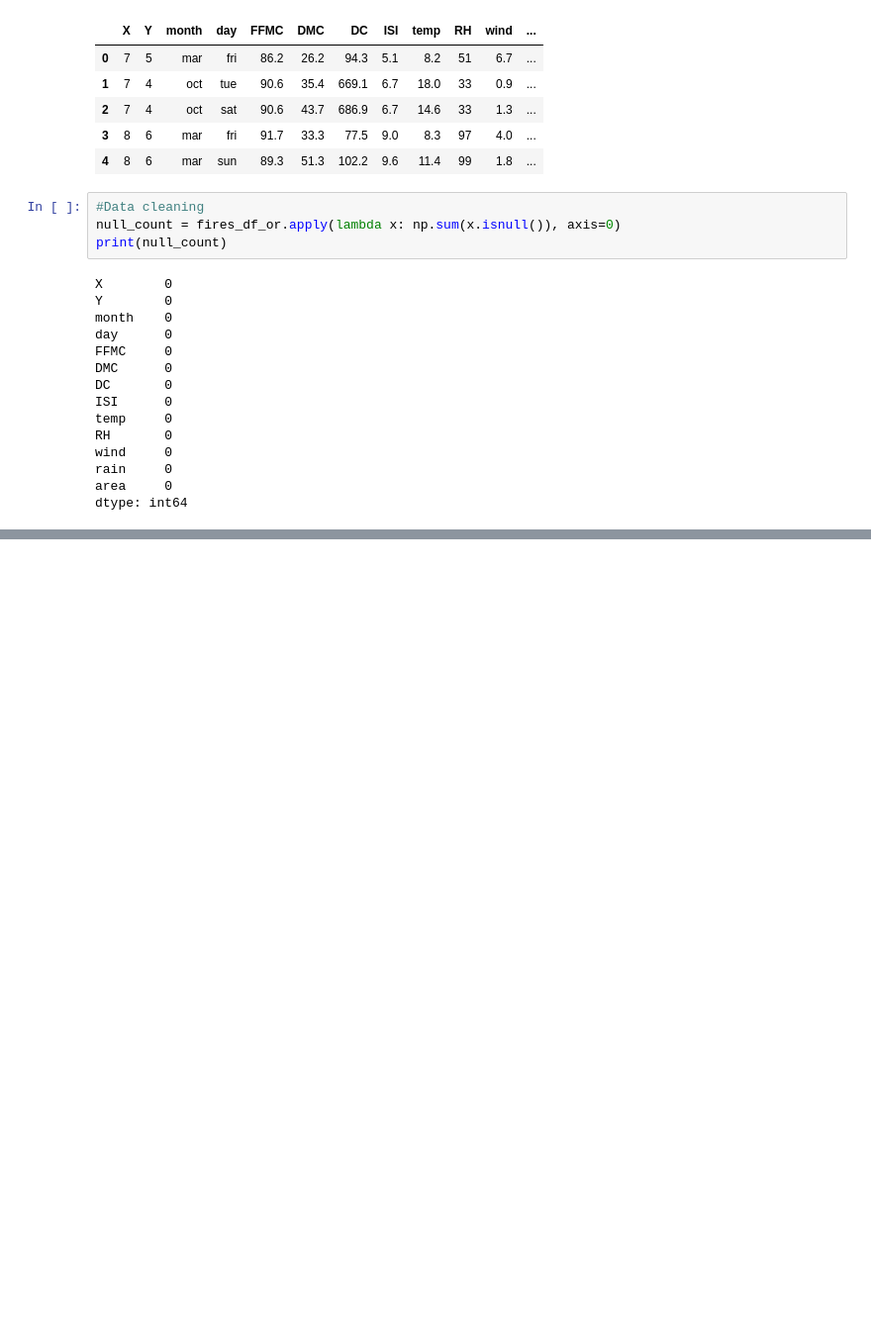
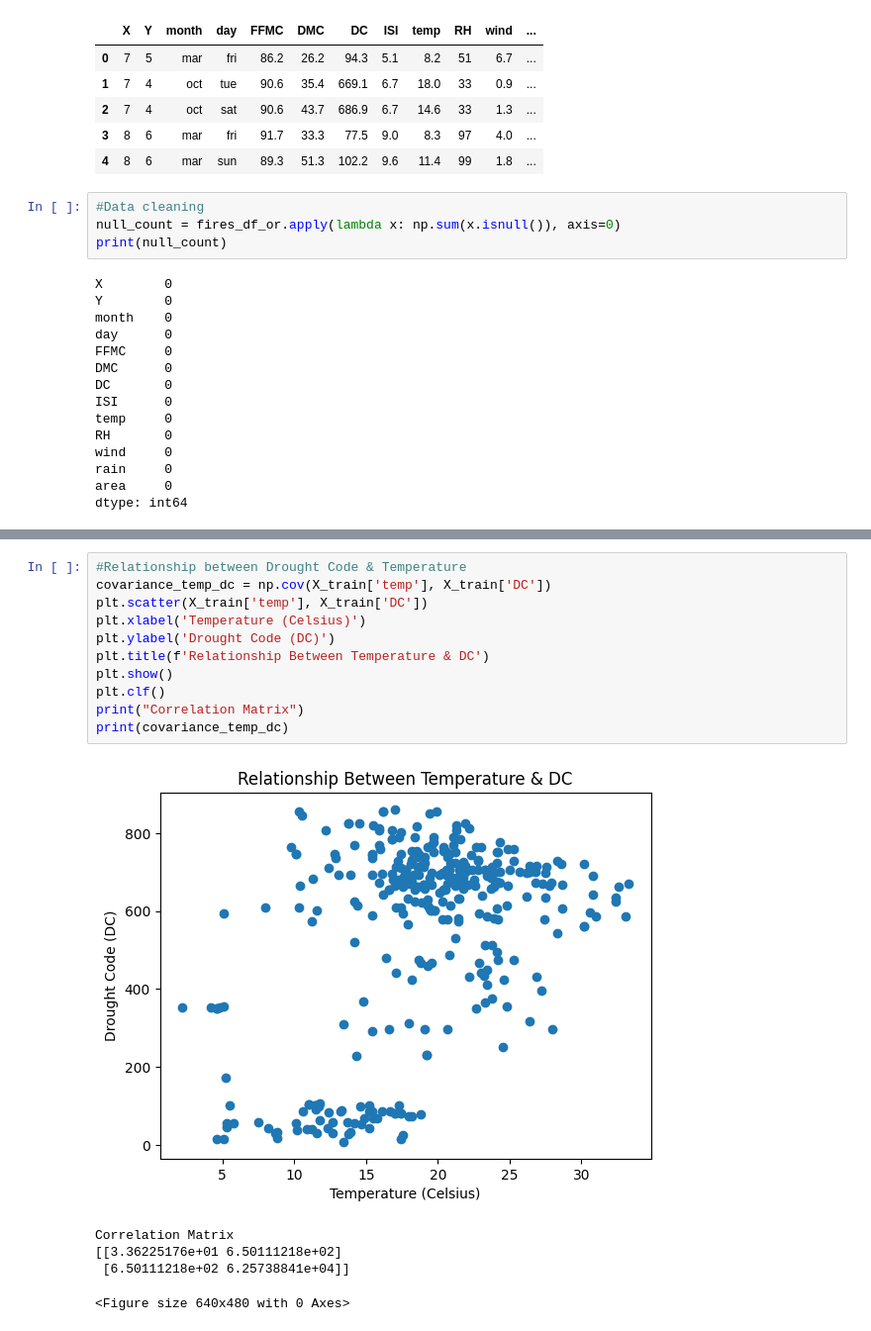
Before and after one commit to UltimateCoderDelta/Forest_Fires_Predictor, a Jupyter notebook: Forest Fires Predictor.ipynb, the cells around one changed output, grey strips where cells are left out. Shown: that part at 99% size. Drawn from its saved outputs; the diff is of its cells as text; blank space fills up the shorter version.

```diff
--- a/Forest Fires Predictor.ipynb
+++ b/Forest Fires Predictor.ipynb
@@ -52,0 +87,17 @@ fires_df_or.head(n=5)
+# %%
+#Relationship between Drought Code & Temperature
+covariance_temp_dc = np.cov(X_train['temp'], X_train['DC'])
+plt.scatter(X_train['temp'], X_train['DC'])
+plt.xlabel('Temperature (Celsius)')
+plt.ylabel('Drought Code (DC)')
+plt.title(f'Relationship Between Temperature & DC')
+plt.show()
+plt.clf()
+print("Correlation Matrix")
+print(covariance_temp_dc)
+# %% [output]
+[figure, added]
+Correlation Matrix
+[[3.36225176e+01 6.50111218e+02]
+ [6.50111218e+02 6.25738841e+04]]
+<Figure size 640x480 with 0 Axes>
```
Also changed, not shown: parts of 10 cells of this notebook.
